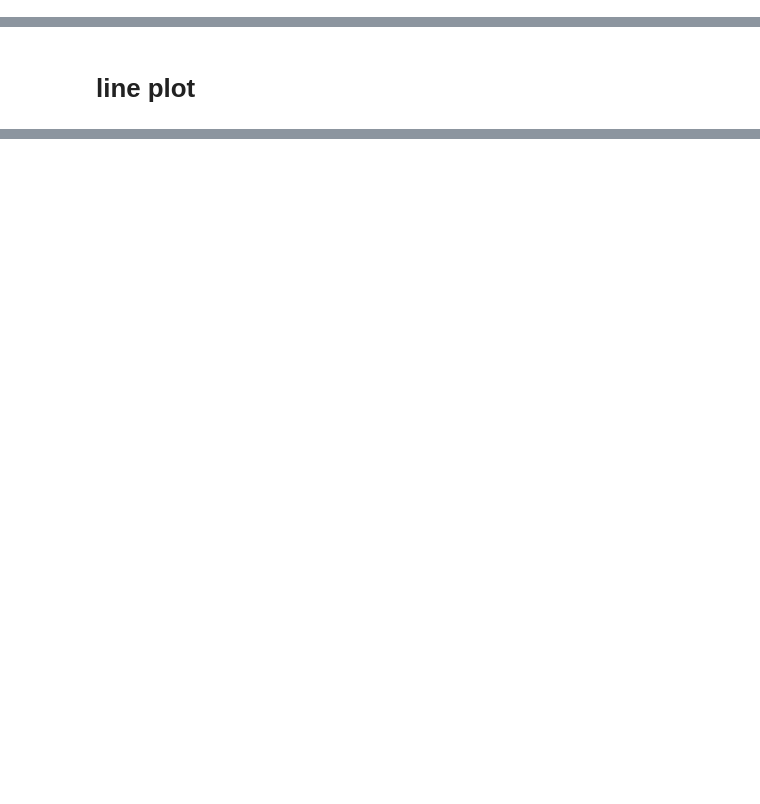
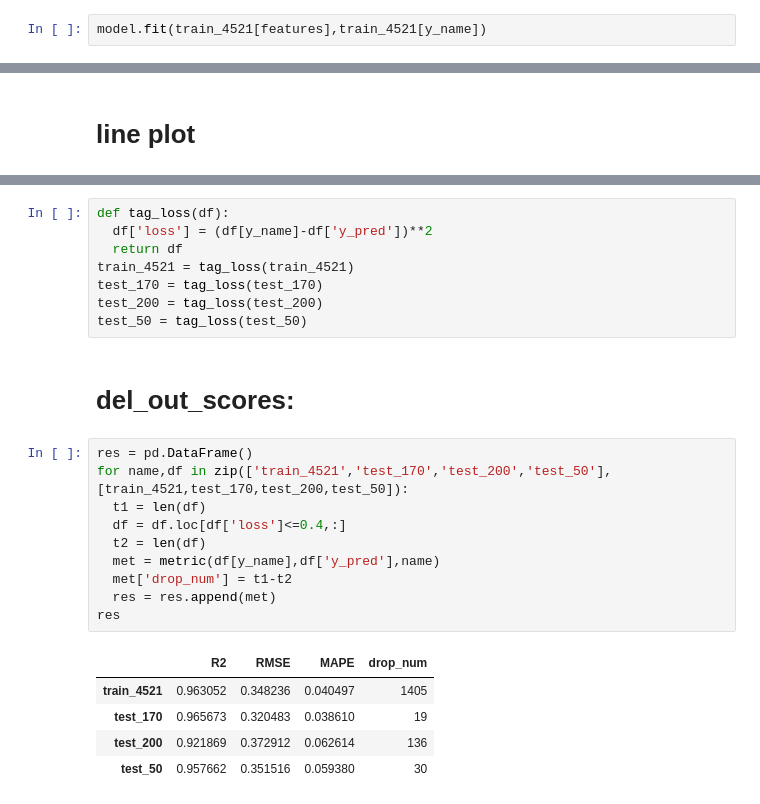
Before and after one commit to skywalker0803r/works, a Jupyter notebook: C8NP.ipynb, the cells around one changed output, grey strips where cells are left out. Saved outputs shown, nothing was run; the diff lists cells and outputs as text; blank space fills up the shorter version.

```diff
--- a/C8NP.ipynb
+++ b/C8NP.ipynb
@@ -143,0 +151,2 @@ val_scores.mean: 0.8759069022300159
+# %%
+model.fit(train_4521[features],train_4521[y_name])
@@ -202,0 +193,26 @@ metric(test_50_point.loc[test_50_point.out==False,y_name],test_50_point.loc[test
+# %%
+def tag_loss(df):
+  df['loss'] = (df[y_name]-df['y_pred'])**2
+  return df
+train_4521 = tag_loss(train_4521)
+test_170 = tag_loss(test_170)
+test_200 = tag_loss(test_200)
+test_50 = tag_loss(test_50)
+# %% [markdown]
+# del_out_scores:
+# %%
+res = pd.DataFrame()
+for name,df in zip(['train_4521','test_170','test_200','test_50'],[train_4521,test_170,test_200,test_50]):
+  t1 = len(df)
+  df = df.loc[df['loss']<=0.4,:]
+  t2 = len(df)
+  met = metric(df[y_name],df['y_pred'],name)
+  met['drop_num'] = t1-t2
+  res = res.append(met)
+res
+# %% [output]
+|  | R2 | RMSE | MAPE | drop_num |
+| train_4521 | 0.963052 | 0.348236 | 0.040497 | 1405 |
+| test_170 | 0.965673 | 0.320483 | 0.038610 | 19 |
+| test_200 | 0.921869 | 0.372912 | 0.062614 | 136 |
+| test_50 | 0.957662 | 0.351516 | 0.059380 | 30 |
```
Also changed, not shown: parts of 41 cells of this notebook.
